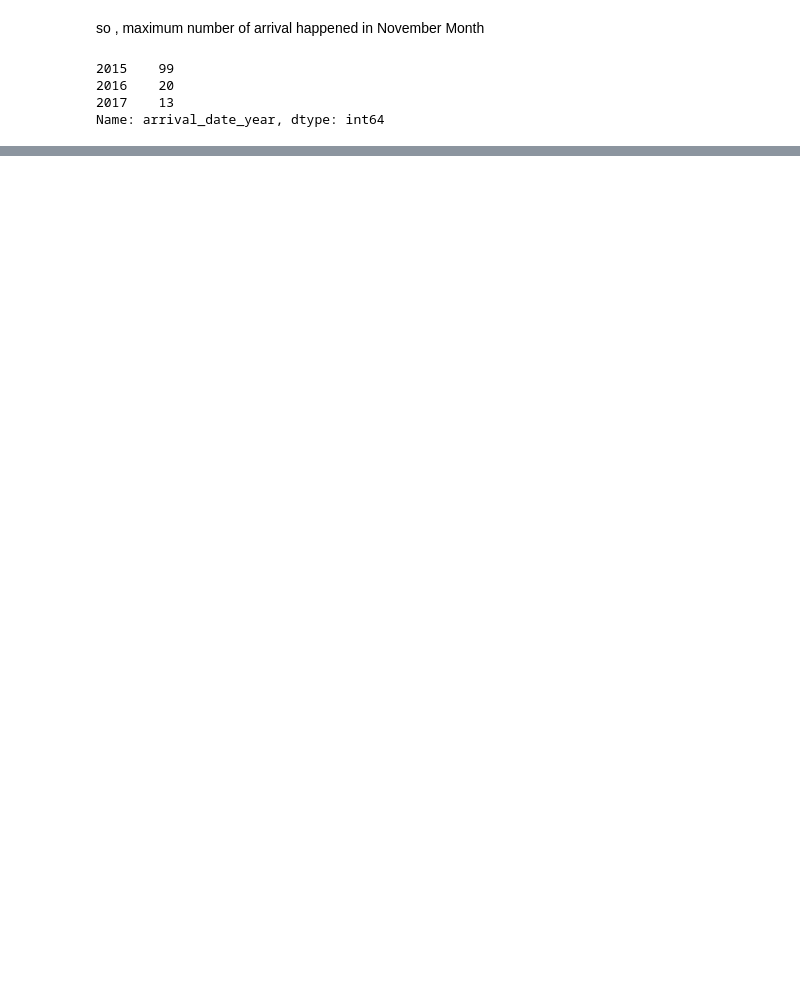
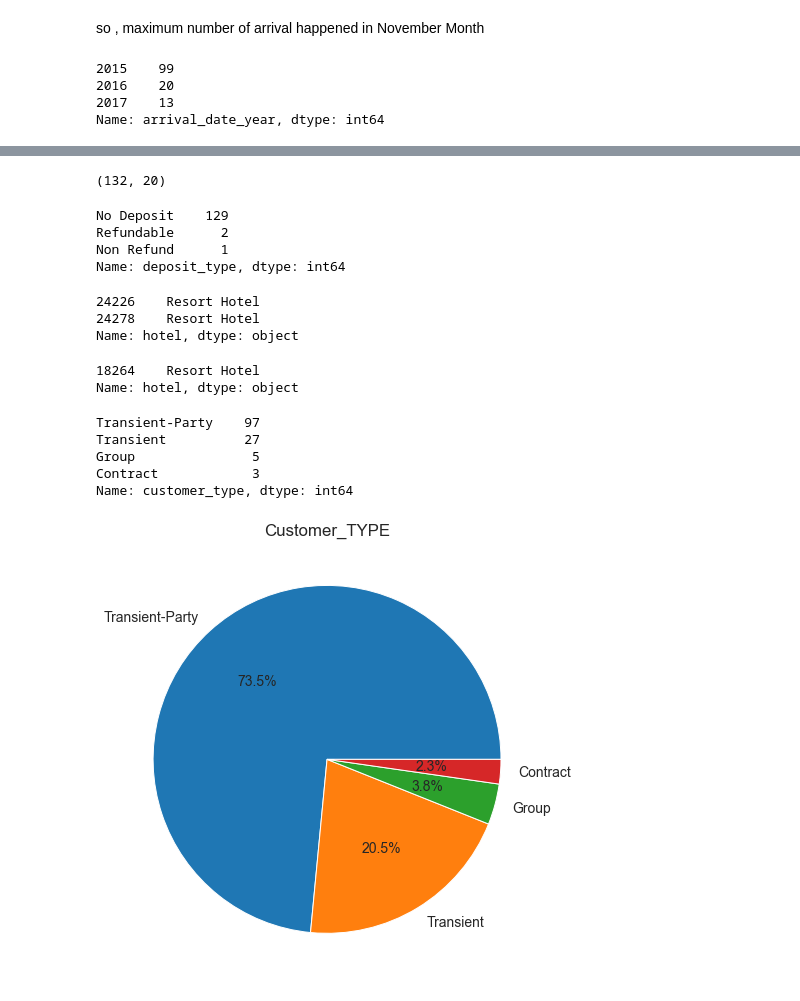
Before and after one commit to Arpan-tech-create/Exploratory_Data_Analysis, a Jupyter notebook: hotel_reserv.ipynb, the cells around one changed output, grey strips where cells are left out. Saved outputs shown, nothing was run; the diff lists cells and outputs as text; code cells hidden in the pictures; blank space fills up the shorter version.

```diff
--- a/hotel_reserv.ipynb
+++ b/hotel_reserv.ipynb
@@ -224,0 +264,38 @@ Name: arrival_date_year, dtype: int64
+# %%
+data.shape
+# %% [output]
+(132, 20)
+# %%
+data.deposit_type.value_counts()
+# %% [output]
+No Deposit    129
+Refundable      2
+Non Refund      1
+Name: deposit_type, dtype: int64
+# %%
+DEPOSIT=data.hotel[data.deposit_type=='Refundable']
+DEPOSIT
+# %% [output]
+24226    Resort Hotel
+24278    Resort Hotel
+Name: hotel, dtype: object
+# %%
+nonrefund=data.hotel[data.deposit_type=='Non Refund']
+nonrefund
+# %% [output]
+18264    Resort Hotel
+Name: hotel, dtype: object
+# %%
+data.customer_type.value_counts()
+# %% [output]
+Transient-Party    97
+Transient          27
+Group               5
+Contract            3
+Name: customer_type, dtype: int64
+# %%
+plt.title('Customer_TYPE')
+plt.pie(data.customer_type.value_counts(),labels=data.customer_type.value_counts().index,autopct='%1.1f%%')
+plt.show()
+# %% [output]
+[figure, added]
```
Also changed, not shown: parts of 17 cells of this notebook, 4 other files.
